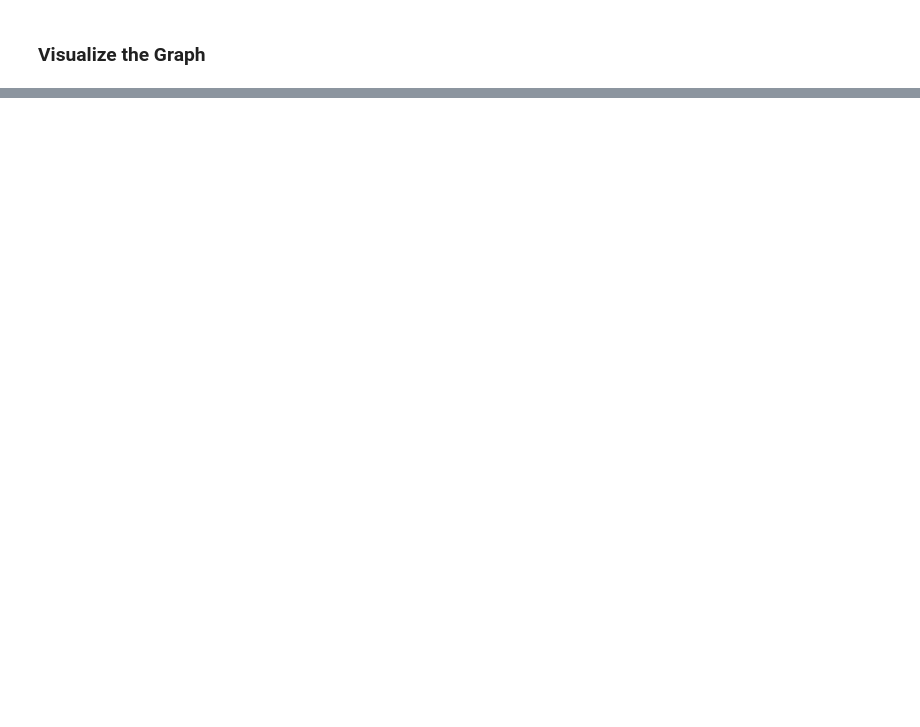
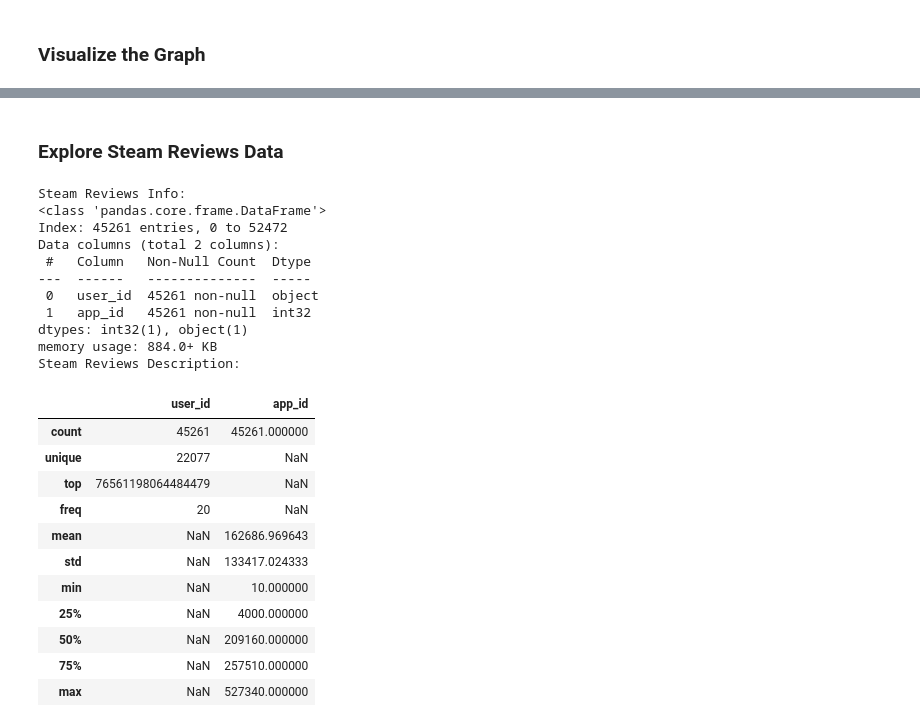
Before and after one commit to markopolo139/Generic-Recommender-Semantics-Put, a Jupyter notebook: ExploratoryDataAnalysis.ipynb, the cells around one changed output, grey strips where cells are left out. Cells and saved outputs as stored; diff of their text form; code cells hidden in the pictures; blank space fills up the shorter version.

```diff
--- a/ExploratoryDataAnalysis.ipynb
+++ b/ExploratoryDataAnalysis.ipynb
@@ -219,0 +245,28 @@ draw_subgraph(movielens_graph, users_to_add=last_users_prefixed)
+# %%
+import json
+import pandas as pd
+import ast
+
+try:
+    reviews_df_steam = pd.read_json('datasets/steam/formatted_user_reviews.json')
+    reviews_df_steam['app_id']= reviews_df_steam['app_id'].astype(int)
+
+    items_df_steam = pd.read_json('datasets/steam/formatted_steam_games.json')
+    items_df_steam = items_df_steam.dropna(subset=['app_id'])
+    items_df_steam['app_id'] = items_df_steam['app_id'].astype(int)
+    print("Steam datasets loaded successfully.")
+
+    # Remove games with no title and genres
+    items_df_steam_cleaned = items_df_steam.dropna(subset=['title', 'genres'], how='all')
+
+    # Remove reviews for the removed games
+    reviews_df_steam_cleaned = reviews_df_steam[reviews_df_steam['app_id'].isin(items_df_steam_cleaned["app_id"].tolist())]
+
+    print("Cleaned Reviews Dataset:")
+    display(reviews_df_steam_cleaned.head())
+    print("Cleaned Items Dataset:")
+    display(items_df_steam_cleaned.head())
+
+except FileNotFoundError as e:
+    print(f"Error loading files: {e}")
+    print("Please ensure the file paths are correct.")
@@ -219,0 +289,32 @@ draw_subgraph(movielens_graph, users_to_add=last_users_prefixed)
+# %% [markdown]
+### Explore Steam Reviews Data
+# %%
+print('Steam Reviews Info:')
+reviews_df_steam_cleaned.info()
+
+print('Steam Reviews Description:')
+display(reviews_df_steam_cleaned.describe(include='all'))
+# %% [output]
+Steam Reviews Info:
+<class 'pandas.core.frame.DataFrame'>
+Index: 45261 entries, 0 to 52472
+Data columns (total 2 columns):
+ #   Column   Non-Null Count  Dtype
+---  ------   --------------  -----
+ 0   user_id  45261 non-null  object
+ 1   app_id   45261 non-null  int32
+dtypes: int32(1), object(1)
+memory usage: 884.0+ KB
+Steam Reviews Description:
+|  | user_id | app_id |
+| count | 45261 | 45261.000000 |
+| unique | 22077 | NaN |
+| top | 76561198064484479 | NaN |
+| freq | 20 | NaN |
+| mean | NaN | 162686.969643 |
+| std | NaN | 133417.024333 |
+| min | NaN | 10.000000 |
+| 25% | NaN | 4000.000000 |
+| 50% | NaN | 209160.000000 |
+| 75% | NaN | 257510.000000 |
+| max | NaN | 527340.000000 |
```
Also changed, not shown: parts of 12 cells of this notebook.
